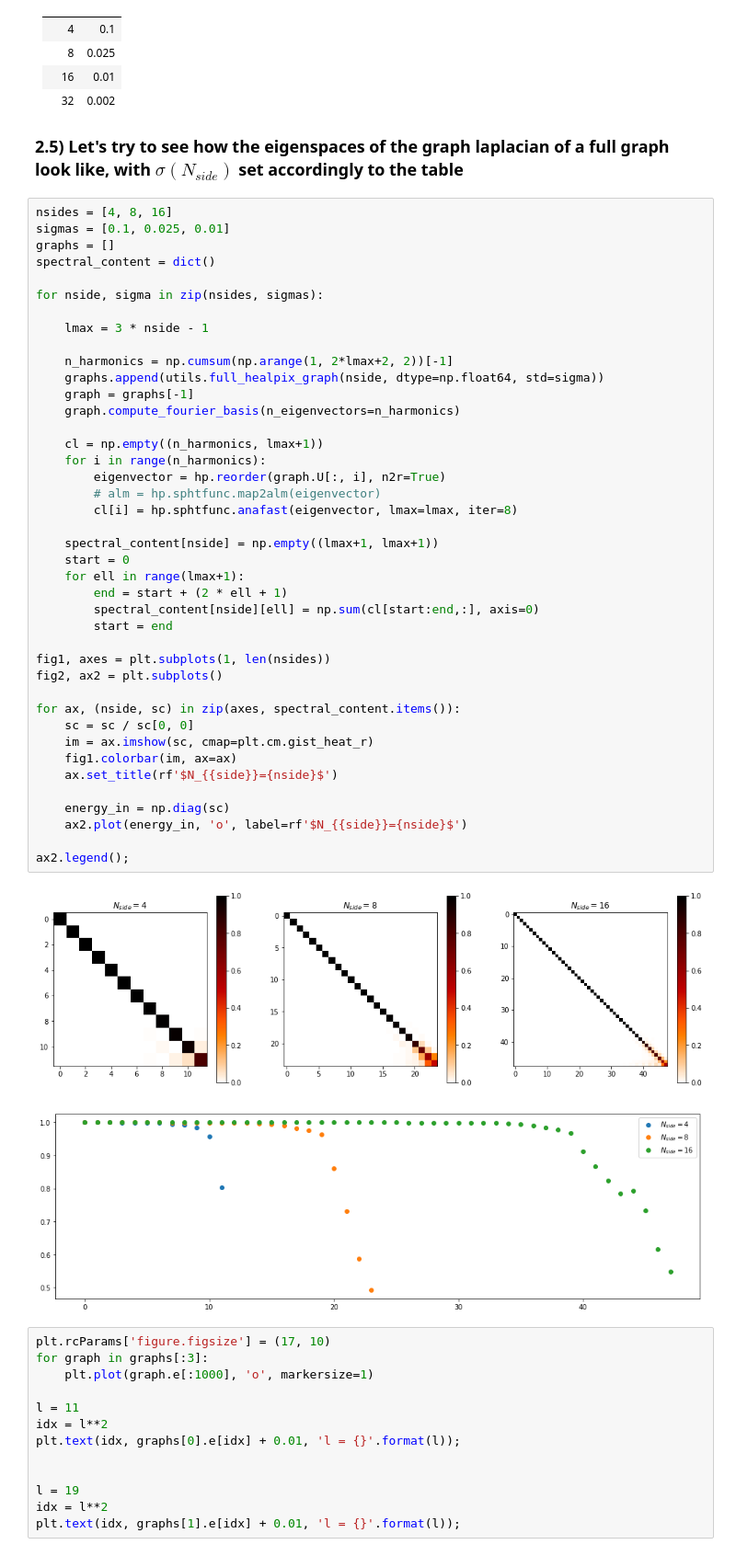
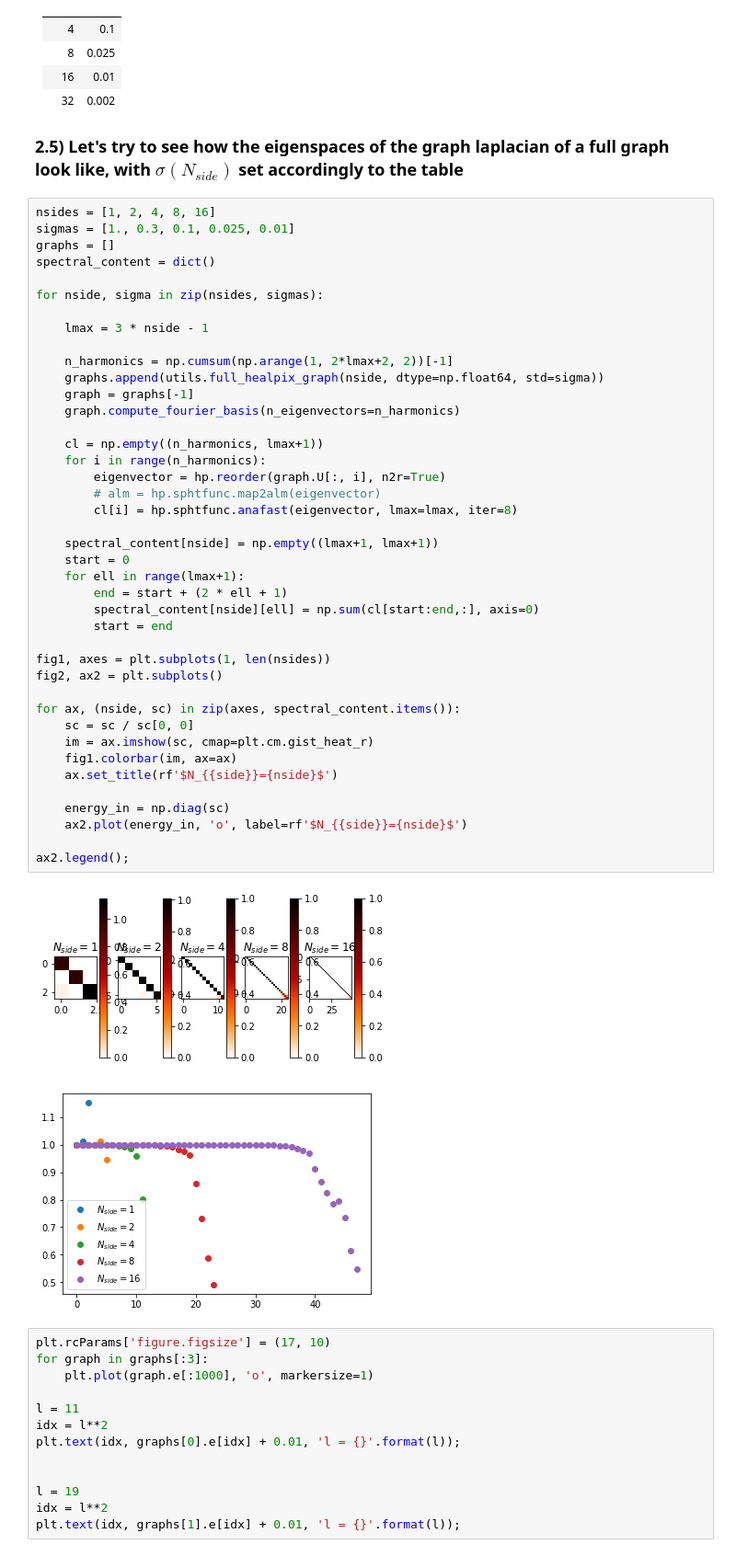
Before and after one commit to MartMilani/PDM, a Jupyter notebook: codes/06_good_std_dev.ipynb, the cells around one changed output. Shown: that part at 92% size. Cells and saved outputs as stored; diff of their text form.

Commit message:
semilogy for plots, new studies relating sigma and NN

```diff
--- a/codes/06_good_std_dev.ipynb
+++ b/codes/06_good_std_dev.ipynb
@@ -128,8 +125,8 @@ utils.full_healpix_weightmatrix(nside=32, dtype=np.float32, std=0.005, plot=True
 
 ### 2.5) Let's try to see how the eigenspaces of the graph laplacian of a full graph look like, with $\sigma(N_{side})$ set accordingly to the table
 # %%
-nsides = [4, 8, 16]
-sigmas = [0.1, 0.025, 0.01]
+nsides = [1, 2, 4, 8, 16]
+sigmas = [1., 0.3, 0.1, 0.025, 0.01]
 graphs = []
 spectral_content = dict()
 
@@ -142,35 +139,35 @@ for nside, sigma in zip(nsides, sigmas):
     graph = graphs[-1]
     graph.compute_fourier_basis(n_eigenvectors=n_harmonics)
 
     cl = np.empty((n_harmonics, lmax+1))
     for i in range(n_harmonics):
         eigenvector = hp.reorder(graph.U[:, i], n2r=True)
         # alm = hp.sphtfunc.map2alm(eigenvector)
         cl[i] = hp.sphtfunc.anafast(eigenvector, lmax=lmax, iter=8)
 
     spectral_content[nside] = np.empty((lmax+1, lmax+1))
     start = 0
     for ell in range(lmax+1):
         end = start + (2 * ell + 1)
         spectral_content[nside][ell] = np.sum(cl[start:end,:], axis=0)
         start = end
 
 fig1, axes = plt.subplots(1, len(nsides))
 fig2, ax2 = plt.subplots()
 
 for ax, (nside, sc) in zip(axes, spectral_content.items()):
     sc = sc / sc[0, 0]
     im = ax.imshow(sc, cmap=plt.cm.gist_heat_r)
     fig1.colorbar(im, ax=ax)
     ax.set_title(rf'$N_{{side}}={nside}$')
 
     energy_in = np.diag(sc)
     ax2.plot(energy_in, 'o', label=rf'$N_{{side}}={nside}$')
 
 ax2.legend();
 # %% [output]
-[figure, old version]
+[figure, new version]
-[figure, old version]
+[figure, new version]
 # %%
 plt.rcParams['figure.figsize'] = (17, 10)
 for graph in graphs[:3]:
```
Also changed, not shown: parts of 21 cells of this notebook, 2 other files.
